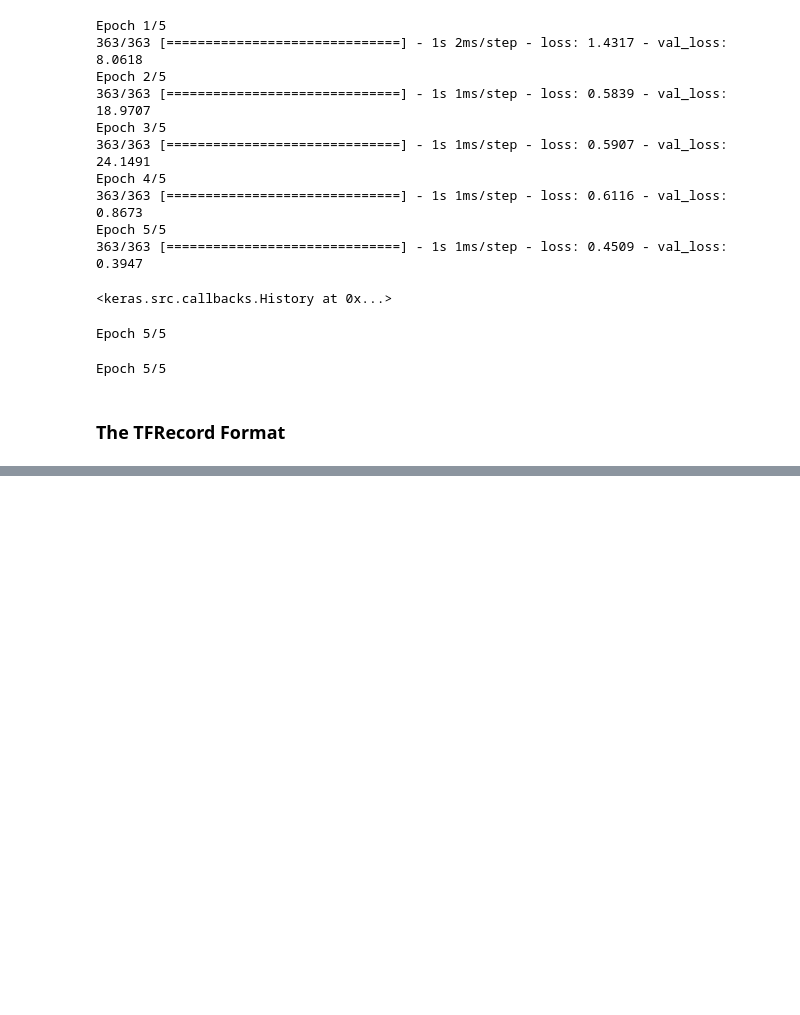
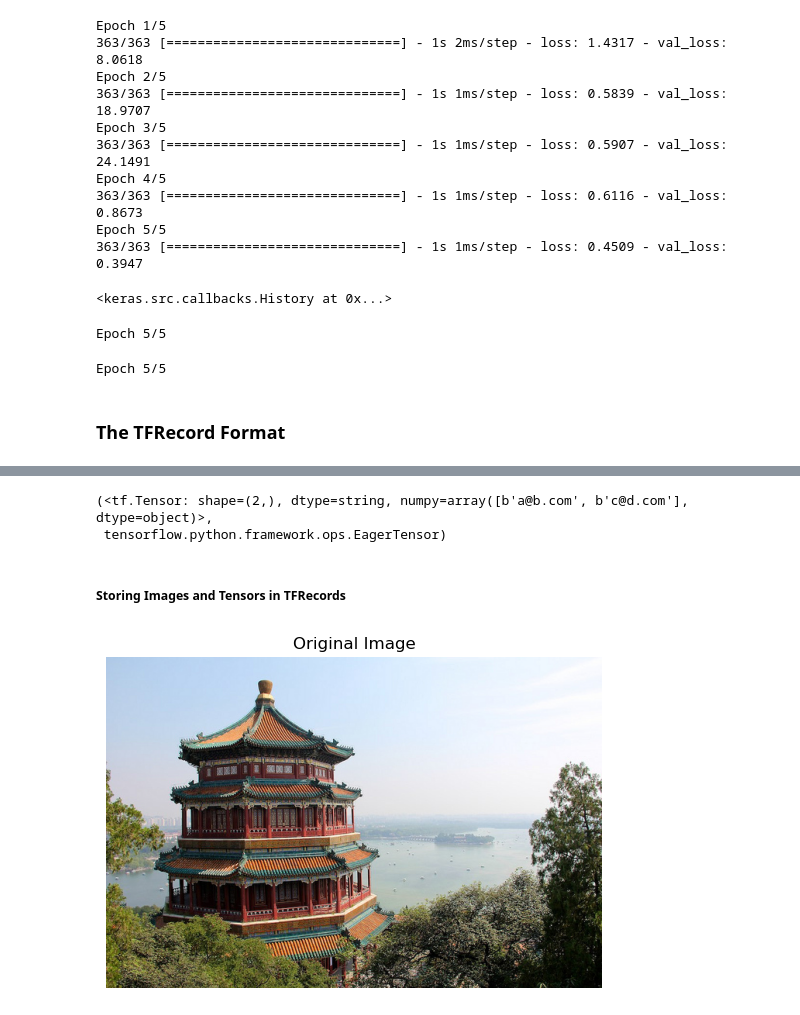
Before and after one commit to sayedgamal99/Data-Science, a Jupyter notebook: Educational/Hands-On-Machine-Learning/CH13 Loading and Preprocessing Data with TensorFlow/notebook.ipynb, the cells around one changed output, grey strips where cells are left out. Saved outputs shown, nothing was run; the diff lists cells and outputs as text; code cells hidden in the pictures; blank space fills up the shorter version.

```diff
--- a/Educational/Hands-On-Machine-Learning/CH13 Loading and Preprocessing Data with TensorFlow/notebook.ipynb
+++ b/Educational/Hands-On-Machine-Learning/CH13 Loading and Preprocessing Data with TensorFlow/notebook.ipynb
@@ -432,0 +640,18 @@ Epoch 5/5
+# %%
+tf.sparse.to_dense(parsed_example['email']), type(tf.sparse.to_dense(parsed_example['email']))
+# %% [output]
+(<tf.Tensor: shape=(2,), dtype=string, numpy=array([b'a@b.com', b'c@d.com'], dtype=object)>,
+ tensorflow.python.framework.ops.EagerTensor)
+# %% [markdown]
+##### Storing Images and Tensors in TFRecords
+# %%
+import matplotlib.pyplot as plt
+from sklearn.datasets import load_sample_images
+
+img = load_sample_images()["images"][0]
+plt.imshow(img)
+plt.axis("off")
+plt.title("Original Image")
+plt.show()
+# %% [output]
+[figure, added]
```
Also changed, not shown: parts of 90 cells of this notebook.
